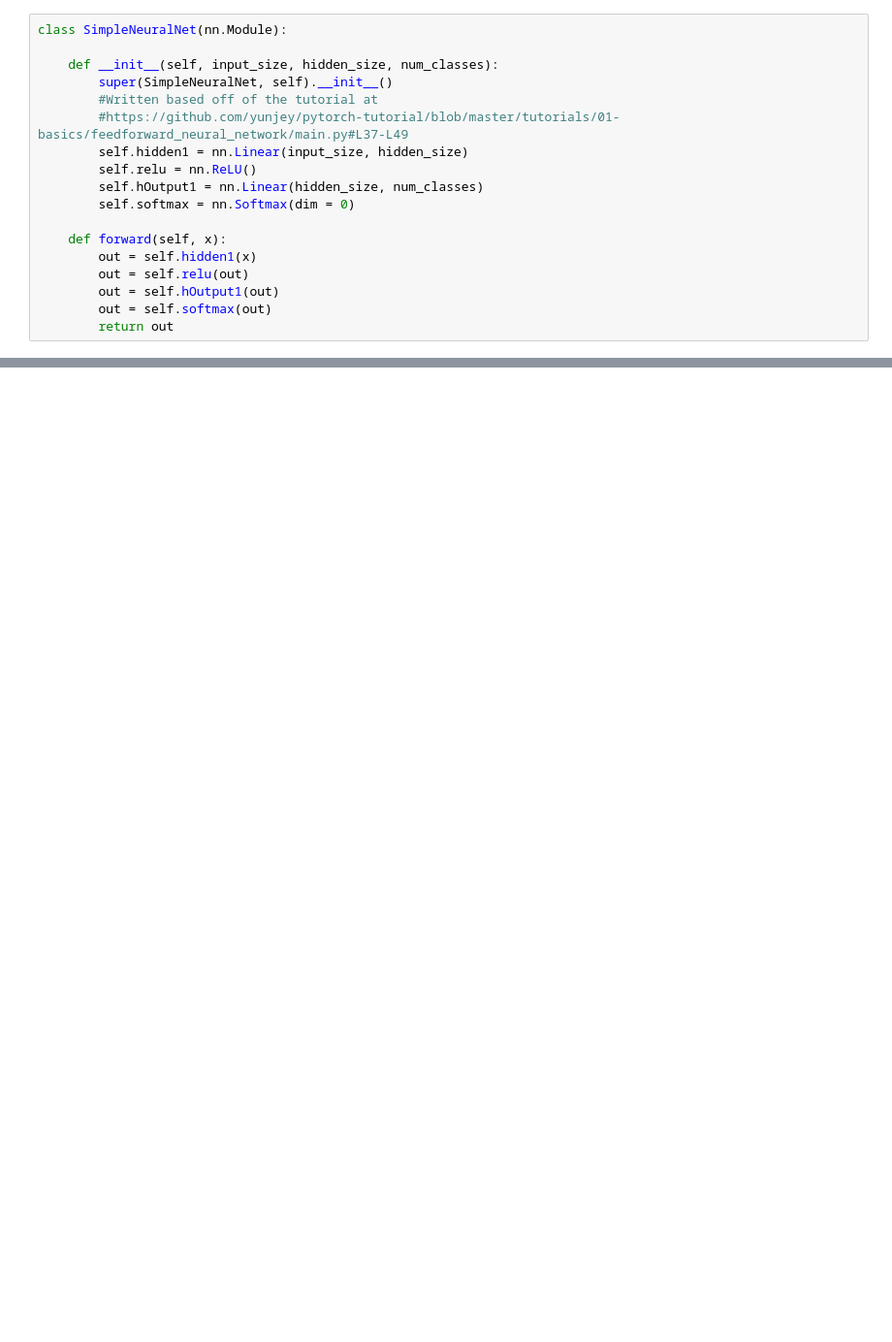
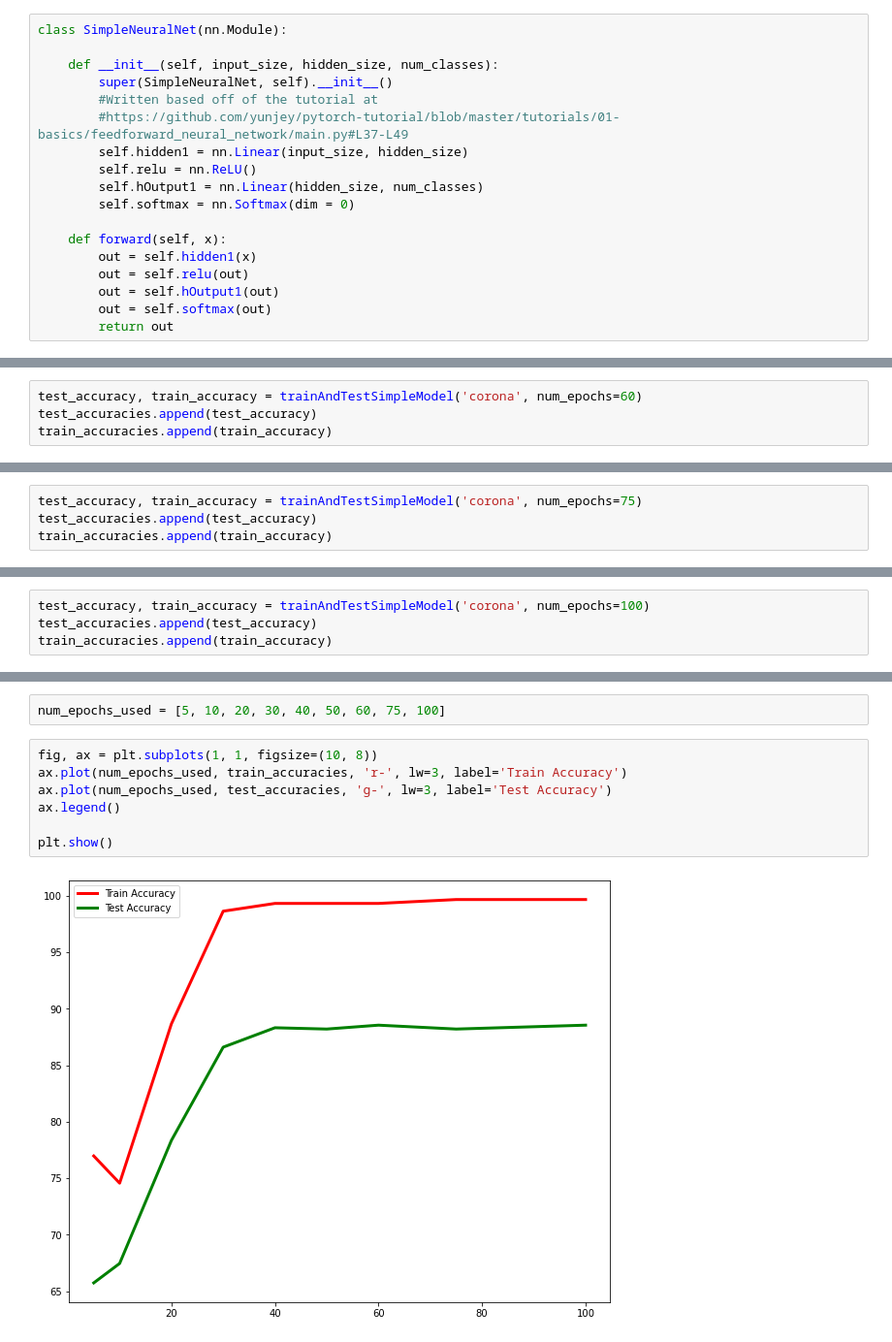
Before and after one commit to mmarkovi/Verity, a Jupyter notebook: models/simpleModel.ipynb, the cells around one changed output, grey strips where cells are left out. Shown at 97% size. Cells and saved outputs as stored; diff of their text form; blank space fills up the shorter version.

Commit message:
add training accuracy functionality to simpleModel.ipynb

```diff
--- a/models/simpleModel.ipynb
+++ b/models/simpleModel.ipynb
@@ -347,0 +279,4 @@ Test accuracy of the network: 68.00947867298578 %
+# %%
+test_accuracy, train_accuracy = trainAndTestSimpleModel('corona', num_epochs=60)
+test_accuracies.append(test_accuracy)
+train_accuracies.append(train_accuracy)
@@ -347,0 +301,4 @@ Test accuracy of the network: 68.00947867298578 %
+# %%
+test_accuracy, train_accuracy = trainAndTestSimpleModel('corona', num_epochs=75)
+test_accuracies.append(test_accuracy)
+train_accuracies.append(train_accuracy)
@@ -347,0 +323,4 @@ Test accuracy of the network: 68.00947867298578 %
+# %%
+test_accuracy, train_accuracy = trainAndTestSimpleModel('corona', num_epochs=100)
+test_accuracies.append(test_accuracy)
+train_accuracies.append(train_accuracy)
@@ -347,0 +345,11 @@ Test accuracy of the network: 68.00947867298578 %
+# %%
+num_epochs_used = [5, 10, 20, 30, 40, 50, 60, 75, 100]
+# %%
+fig, ax = plt.subplots(1, 1, figsize=(10, 8))
+ax.plot(num_epochs_used, train_accuracies, 'r-', lw=3, label='Train Accuracy')
+ax.plot(num_epochs_used, test_accuracies, 'g-', lw=3, label='Test Accuracy')
+ax.legend()
+
+plt.show()
+# %% [output]
+[figure, added]
```
Also changed, not shown: parts of 27 cells of this notebook.
